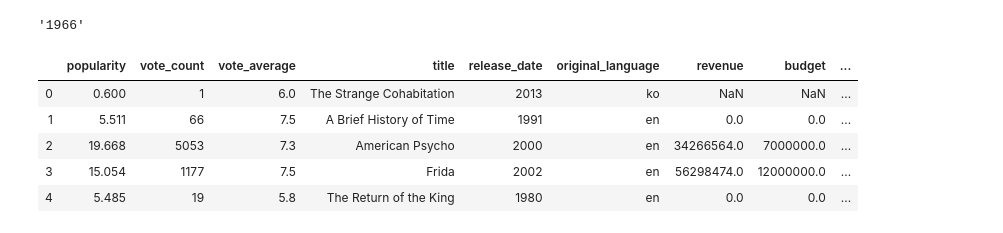
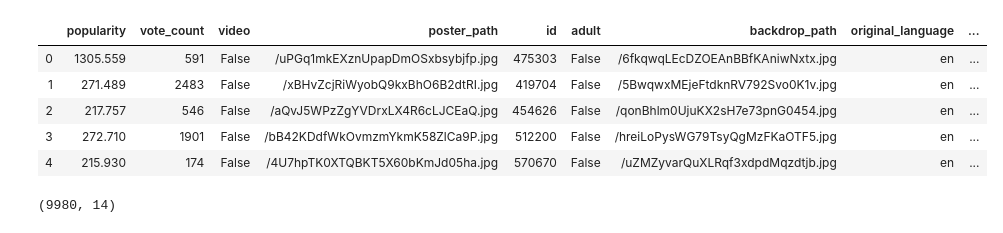
Before and after one commit to CaryMosley/Mod1Project, a Jupyter notebook: MovieStatistics.ipynb, the cells around one changed output. Cells and saved outputs as stored; diff of their text form; code cells hidden in the pictures.

```diff
--- a/MovieStatistics.ipynb
+++ b/MovieStatistics.ipynb
@@ -169,5 +28,0 @@ df2.drop(['id', 'genre_ids','overview', 'adult', 'original_title'], axis=1, inpl
-# %%
-df2['release_date'][300][0:4]
-x: 'Good' if any([word in x.lower() for word in ['awesome', 'love', 'good', 'great']]) else 'Bad').head()
-# %% [output]
-'1966'
@@ -176,9 +28,0 @@ df2['release_date'] = df2['release_date'].map(lambda x: x[0:4] if not pd.isnull(
-# %%
-df2.head()
-# %% [output]
-|  | popularity | vote_count | vote_average | title | release_date | original_language | revenue | budget | ... |
-| 0 | 0.600 | 1 | 6.0 | The Strange Cohabitation | 2013 | ko | NaN | NaN | ... |
-| 1 | 5.511 | 66 | 7.5 | A Brief History of Time | 1991 | en | 0.0 | 0.0 | ... |
-| 2 | 19.668 | 5053 | 7.3 | American Psycho | 2000 | en | 34266564.0 | 7000000.0 | ... |
-| 3 | 15.054 | 1177 | 7.5 | Frida | 2002 | en | 56298474.0 | 12000000.0 | ... |
-| 4 | 5.485 | 19 | 5.8 | The Return of the King | 1980 | en | 0.0 | 0.0 | ... |
@@ -184,0 +83,15 @@ df2.head()
+# %%
+# Check df
+df.head()
+# %% [output]
+|  | popularity | vote_count | video | poster_path | id | adult | backdrop_path | original_language | ... |
+| 0 | 1305.559 | 591 | False | /uPGq1mkEXznUpapDmOSxbsybjfp.jpg | 475303 | False | /6fkqwqLEcDZOEAnBBfKAniwNxtx.jpg | en | ... |
+| 1 | 271.489 | 2483 | False | /xBHvZcjRiWyobQ9kxBhO6B2dtRI.jpg | 419704 | False | /5BwqwxMEjeFtdknRV792Svo0K1v.jpg | en | ... |
+| 2 | 217.757 | 546 | False | /aQvJ5WPzZgYVDrxLX4R6cLJCEaQ.jpg | 454626 | False | /qonBhlm0UjuKX2sH7e73pnG0454.jpg | en | ... |
+| 3 | 272.710 | 1901 | False | /bB42KDdfWkOvmzmYkmK58ZlCa9P.jpg | 512200 | False | /hreiLoPysWG79TsyQgMzFKaOTF5.jpg | en | ... |
+| 4 | 215.930 | 174 | False | /4U7hpTK0XTQBKT5X60bKmJd05ha.jpg | 570670 | False | /uZMZyvarQuXLRqf3xdpdMqzdtjb.jpg | en | ... |
+# %%
+# Check the dimension of the df
+df.shape
+# %% [output]
+(9980, 14)
```
Also changed, not shown: parts of 56 cells of this notebook.
